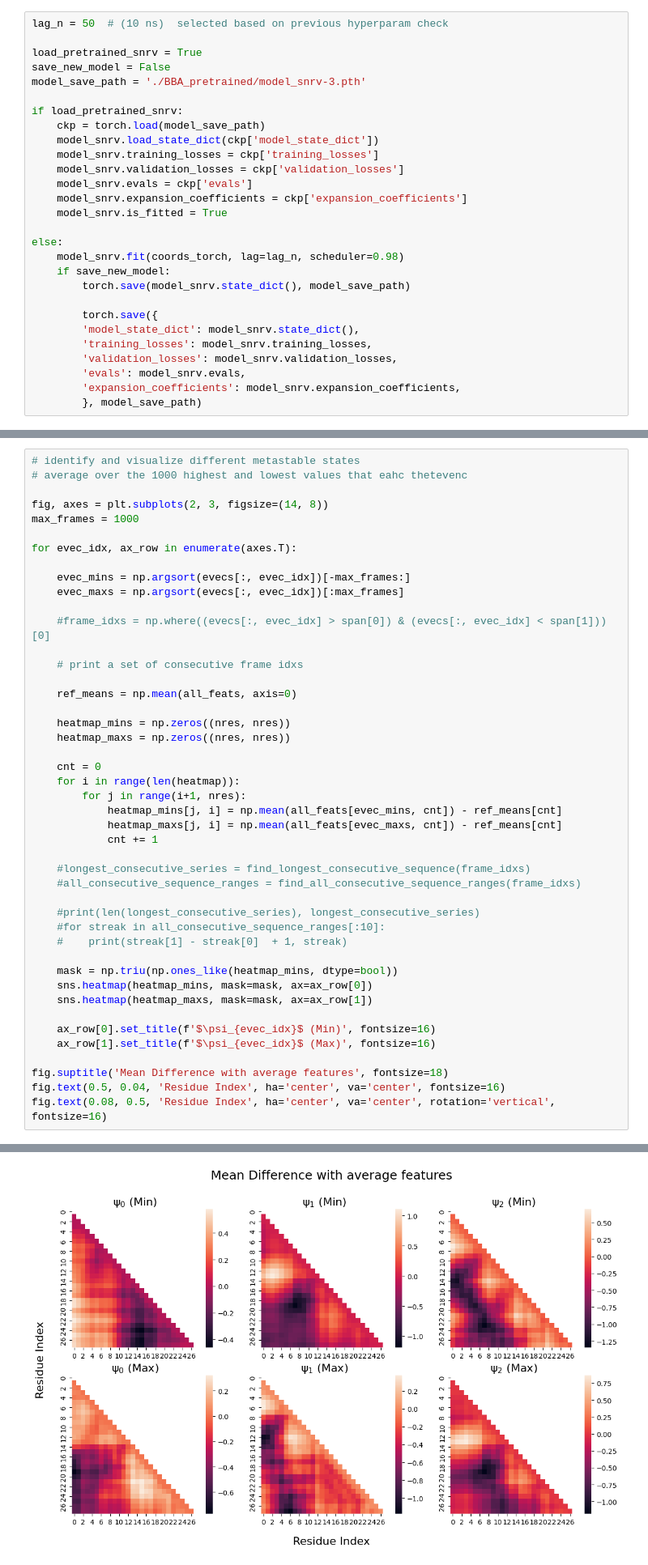
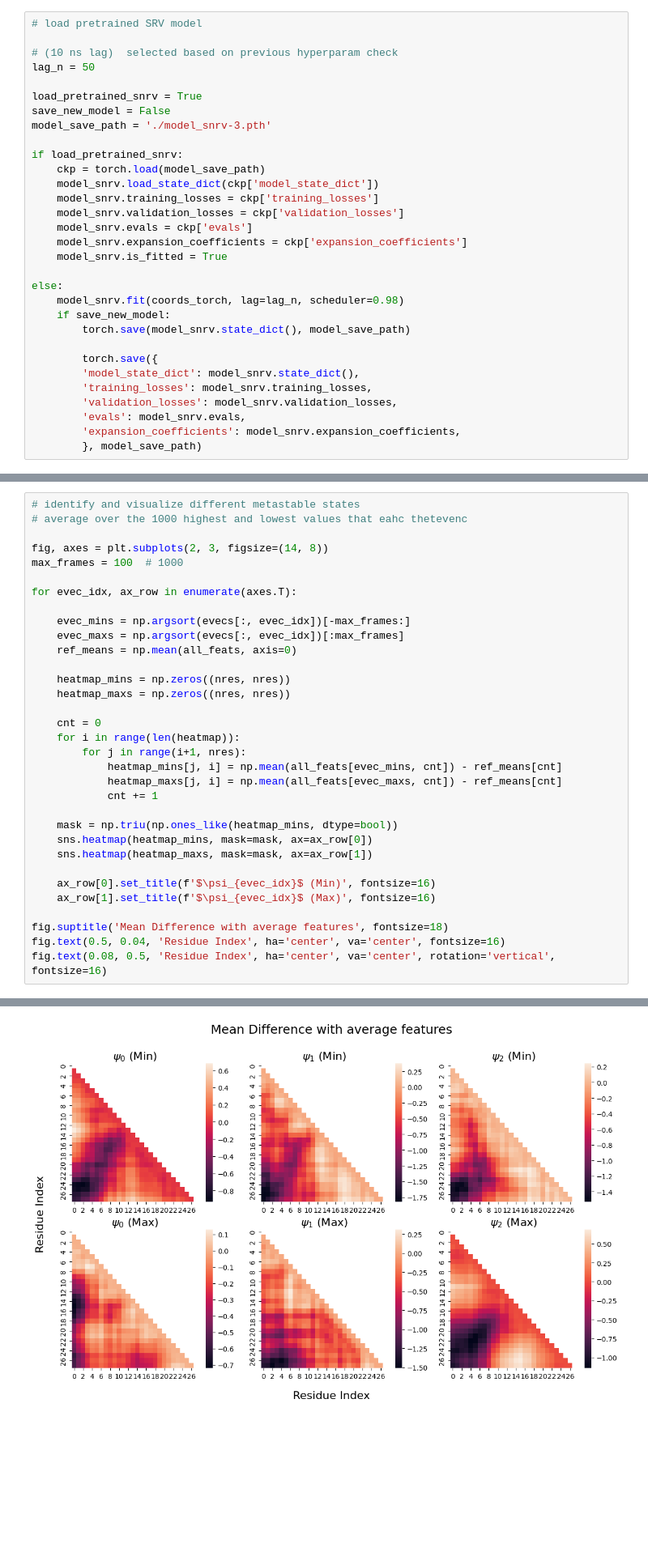
Before and after one commit to mrjoness/LSS_BBA, a Jupyter notebook: BBA_LSS_collab.ipynb, the cells around one changed output, grey strips where cells are left out. Shown at 81% size. Cells and saved outputs as stored; diff of their text form; blank space fills up the shorter version.

```diff
--- a/BBA_LSS_collab.ipynb
+++ b/BBA_LSS_collab.ipynb
@@ -206,11 +206,14 @@ model_snrv = Snrv(input_size, output_size, hidden_depth=hidden_depth, hidden_siz
 
 model_snrv = model_snrv.to(device)
 # %%
-lag_n = 50  # (10 ns)  selected based on previous hyperparam check
+# load pretrained SRV model
+
+# (10 ns lag)  selected based on previous hyperparam check
+lag_n = 50
 
 load_pretrained_snrv = True
 save_new_model = False
-model_save_path = './BBA_pretrained/model_snrv-3.pth'
+model_save_path = './model_snrv-3.pth'
 
 if load_pretrained_snrv:
     ckp = torch.load(model_save_path)
@@ -433,46 +401,34 @@ def find_all_consecutive_sequence_ranges(arr):
 # average over the 1000 highest and lowest values that eahc thetevenc
 
 fig, axes = plt.subplots(2, 3, figsize=(14, 8))
-max_frames = 1000
+max_frames = 100  # 1000
 
 for evec_idx, ax_row in enumerate(axes.T):
 
     evec_mins = np.argsort(evecs[:, evec_idx])[-max_frames:]
     evec_maxs = np.argsort(evecs[:, evec_idx])[:max_frames]
-
-    #frame_idxs = np.where((evecs[:, evec_idx] > span[0]) & (evecs[:, evec_idx] < span[1]))[0]
-
-    # print a set of consecutive frame idxs
-
     ref_means = np.mean(all_feats, axis=0)
 
     heatmap_mins = np.zeros((nres, nres))
     heatmap_maxs = np.zeros((nres, nres))
 
     cnt = 0
     for i in range(len(heatmap)):
         for j in range(i+1, nres):
             heatmap_mins[j, i] = np.mean(all_feats[evec_mins, cnt]) - ref_means[cnt]
             heatmap_maxs[j, i] = np.mean(all_feats[evec_maxs, cnt]) - ref_means[cnt]
             cnt += 1
 
-    #longest_consecutive_series = find_longest_consecutive_sequence(frame_idxs)
-    #all_consecutive_sequence_ranges = find_all_consecutive_sequence_ranges(frame_idxs)
-
-    #print(len(longest_consecutive_series), longest_consecutive_series)
-    #for streak in all_consecutive_sequence_ranges[:10]:
-    #    print(streak[1] - streak[0]  + 1, streak)
-
     mask = np.triu(np.ones_like(heatmap_mins, dtype=bool))
     sns.heatmap(heatmap_mins, mask=mask, ax=ax_row[0])
     sns.heatmap(heatmap_maxs, mask=mask, ax=ax_row[1])
 
     ax_row[0].set_title(f'$\psi_{evec_idx}$ (Min)', fontsize=16)
     ax_row[1].set_title(f'$\psi_{evec_idx}$ (Max)', fontsize=16)
 
 fig.suptitle('Mean Difference with average features', fontsize=18)
 fig.text(0.5, 0.04, 'Residue Index', ha='center', va='center', fontsize=16)
 fig.text(0.08, 0.5, 'Residue Index', ha='center', va='center', rotation='vertical', fontsize=16)
 # %% [output]
 Text(0.08, 0.5, 'Residue Index')
-[figure, old version]
+[figure, new version]
```
Also changed, not shown: parts of 16 cells of this notebook.
